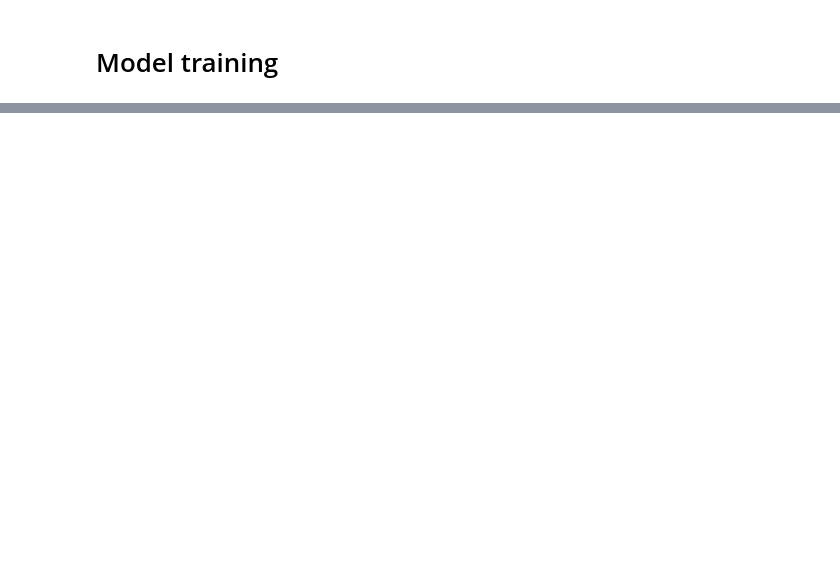
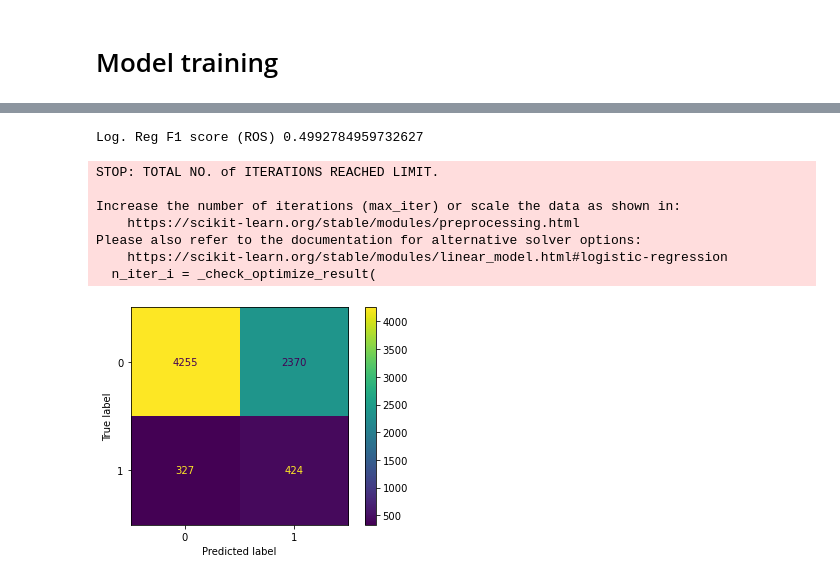
Before and after one commit to clarissarjtai/NYC-Restaurant-Sanitation-Level-Prediction, a Jupyter notebook: model_training.ipynb, the cells around one changed output, grey strips where cells are left out. Cells and saved outputs as stored; diff of their text form; code cells hidden in the pictures; blank space fills up the shorter version.

```diff
--- a/model_training.ipynb
+++ b/model_training.ipynb
@@ -128,0 +146,13 @@ plot_importance(optimal_xg)
+# %%
+# resampling or other feature engineering techniques
+ros = RandomOverSampler()
+dev_ROS = ros.fit_resample(dev_X, dev_Y)
+dev_ROS_X = dev_ROS[0]
+dev_ROS_Y = dev_ROS[1]
+
+# # need to rejoin them to sort by date in the dev set
+dev_ROS_joined = pd.concat([dev_ROS_X, dev_ROS_Y], axis=1)
+# dev_ROS_joined.sort_values("INSPECTION_DATE")
+
+dev_ROS_Y = dev_ROS_joined[["GRADE"]]
+dev_ROS_X = dev_ROS_joined.drop(columns=["GRADE", "INSPECTION_DATE"])
@@ -128,0 +182,17 @@ plot_importance(optimal_xg)
+# %%
+lr_ROS = LogisticRegression()
+lr_ROS.fit(dev_ROS_X, dev_ROS_Y)
+lr_ROS_preds = lr_ROS.predict(test_X)
+plot_confusion_matrix(lr_ROS, test_X, test_Y)
+# print("Log. Reg ROC AUC score (ROS)", myscore(lr_ROS, test_X, test_Y))
+print("Log. Reg F1 score (ROS)", f1_score(test_Y, lr_ROS_preds, average="macro"))
+# %% [output]
+Log. Reg F1 score (ROS) 0.4992784959732627
+STOP: TOTAL NO. of ITERATIONS REACHED LIMIT.
+
+Increase the number of iterations (max_iter) or scale the data as shown in:
+    https://scikit-learn.org/stable/modules/preprocessing.html
+Please also refer to the documentation for alternative solver options:
+    https://scikit-learn.org/stable/modules/linear_model.html#logistic-regression
+  n_iter_i = _check_optimize_result(
+[figure, added]
```
Also changed, not shown: parts of 36 cells of this notebook.
